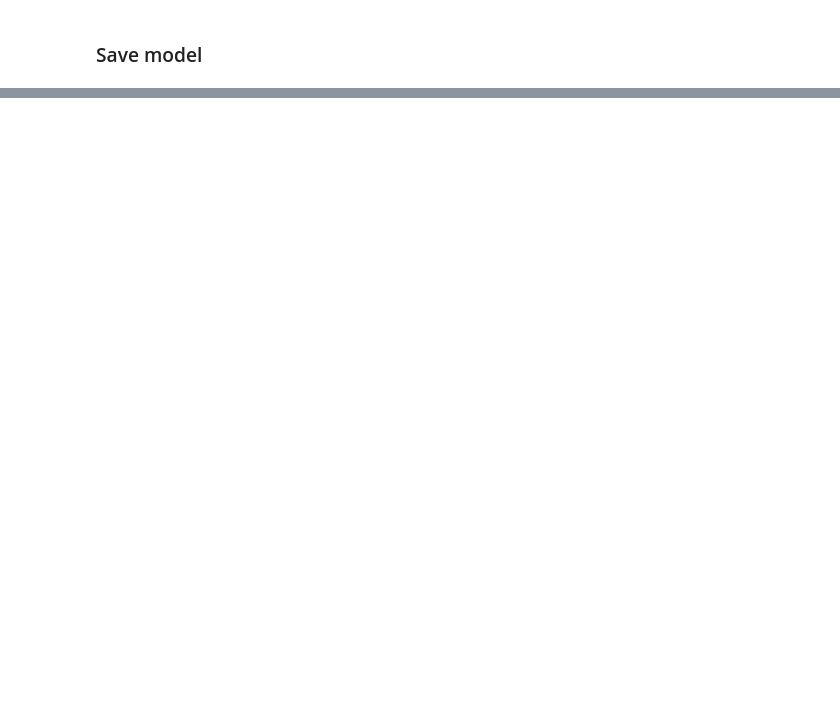
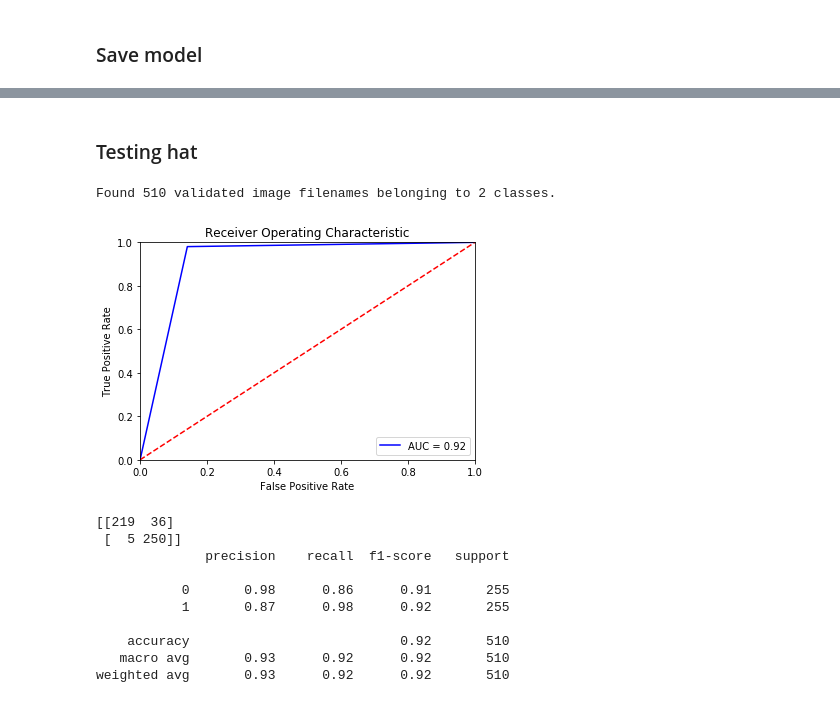
Before and after one commit to mzhou356/img2recommender, a Jupyter notebook: notebooks/ResNet50_tuning.ipynb, the cells around one changed output, grey strips where cells are left out. Saved outputs shown, nothing was run; the diff lists cells and outputs as text; code cells hidden in the pictures; blank space fills up the shorter version.

```diff
--- a/notebooks/ResNet50_tuning.ipynb
+++ b/notebooks/ResNet50_tuning.ipynb
@@ -377,0 +460,20 @@ weighted avg       0.92      0.92      0.92        91
+# %% [markdown]
+### Testing hat
+# %%
+model_testing('../tuning_data/resnet_data/resnet50_model_8_up.json',
+              '../tuning_data/resnet_data/untracked_resnet50/best_resnet50_model_8_layer_hat_0.25do.h5','hat')
+
+# hat doesn't have enough data for tuning
+# %% [output]
+Found 510 validated image filenames belonging to 2 classes.
+[figure, added]
+[[219  36]
+ [  5 250]]
+              precision    recall  f1-score   support
+
+           0       0.98      0.86      0.91       255
+           1       0.87      0.98      0.92       255
+
+    accuracy                           0.92       510
+   macro avg       0.93      0.92      0.92       510
+weighted avg       0.93      0.92      0.92       510
```
Also changed, not shown: parts of 29 cells of this notebook.
